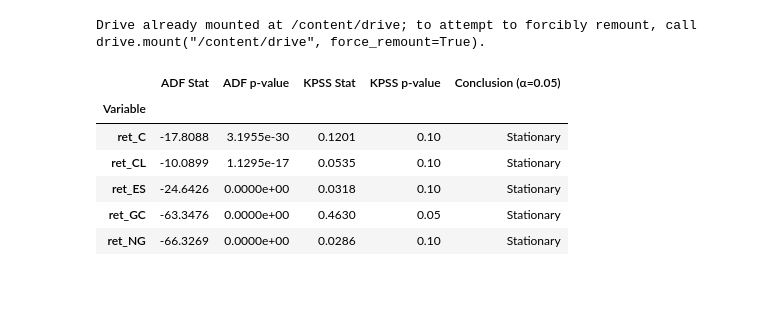
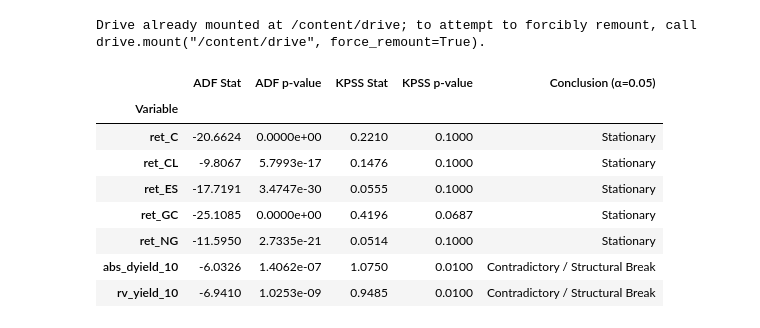
Before and after one commit to Deangr-econ/Quant_methods_project, a Jupyter notebook: HAR_QTFE.ipynb, the cells around one changed output. Saved outputs shown, nothing was run; the diff lists cells and outputs as text; code cells hidden in the pictures; blank space fills up the shorter version.

```diff
--- a/HAR_QTFE.ipynb
+++ b/HAR_QTFE.ipynb
@@ -6,7 +20,9 @@ import pandas as pd
 import matplotlib.pyplot as plt
 from statsmodels.tsa.api import VAR
 from statsmodels.tsa.stattools import adfuller, kpss
+from fredapi import Fred
 import statsmodels.api as sm
+from sklearn.metrics import mean_squared_error, mean_absolute_error
 from google.colab import userdata
 import sys
 from google.colab import drive
@@ -14,6 +30,11 @@ import scipy.stats as stats
 # from arch import arch_model
 # from arch.univariate import ConstantMean, GARCH, StudentsT, FIGARCH
 data_futures = pd.read_csv(userdata.get('data_path'))
+fred = Fred(api_key=userdata.get('fredapi_key'))
+dgs10_raw = pd.DataFrame(fred.get_series("DGS10", observation_start="2011-01-01"))
+dgs10_raw.columns = ["dgs10"]
+dgs10_raw["dgs10"] = pd.to_numeric(dgs10_raw["dgs10"], errors="coerce")
+dgs10_raw.index.name = "date"
 # %%
 # 1. Parse date and filter relevant contracts
 data = data_futures.copy()
@@ -50,5 +71,10 @@ df = data.pivot(
     values=["close_price", "ret", "log_rv5", "rv5", "rv5_scaled", "rv5_scaled_w", "rv5_scaled_m", "log_rv5_w", "log_rv5_m"],
 )
 df.columns = [f"{col}_{sym}" for col, sym in df.columns]
+df = df.join(dgs10_raw, how="inner")
+
+df['abs_dyield_10'] = np.abs(df['dgs10'].diff() * 100)
+df['rv_yield_10'] = (df['dgs10'].diff() * 100)**2
+
 df = df.dropna().copy()
 # %%
@@ -105,16 +131,18 @@ import group_project_qtfe_functions as gf
 Drive already mounted at /content/drive; to attempt to forcibly remount, call drive.mount("/content/drive", force_remount=True).
 # %%
 # 3. Testing for Unit Root / Stationarity
-df_test = df[[col for col in df.columns if "ret" in col]].copy()
+df_test = df[[col for col in df.columns if "ret" in col or "yield" in col]].copy()
 stationarity_results = gf.test_stationarity_table(df_test)
 stationarity_results
 # %% [output]
 |  | ADF Stat | ADF p-value | KPSS Stat | KPSS p-value | Conclusion (α=0.05) |
 | Variable |  |  |  |  |  |
-| ret_C | -17.8088 | 3.1955e-30 | 0.1201 | 0.10 | Stationary |
-| ret_CL | -10.0899 | 1.1295e-17 | 0.0535 | 0.10 | Stationary |
-| ret_ES | -24.6426 | 0.0000e+00 | 0.0318 | 0.10 | Stationary |
-| ret_GC | -63.3476 | 0.0000e+00 | 0.4630 | 0.05 | Stationary |
-| ret_NG | -66.3269 | 0.0000e+00 | 0.0286 | 0.10 | Stationary |
+| ret_C | -20.6624 | 0.0000e+00 | 0.2210 | 0.1000 | Stationary |
+| ret_CL | -9.8067 | 5.7993e-17 | 0.1476 | 0.1000 | Stationary |
+| ret_ES | -17.7191 | 3.4747e-30 | 0.0555 | 0.1000 | Stationary |
+| ret_GC | -25.1085 | 0.0000e+00 | 0.4196 | 0.0687 | Stationary |
+| ret_NG | -11.5950 | 2.7335e-21 | 0.0514 | 0.1000 | Stationary |
+| abs_dyield_10 | -6.0326 | 1.4062e-07 | 1.0750 | 0.0100 | Contradictory / Structural Break |
+| rv_yield_10 | -6.9410 | 1.0253e-09 | 0.9485 | 0.0100 | Contradictory / Structural Break |
 # %%
 # 3. Testing for Unit Root / Stationarity
```
Also changed, not shown: parts of 11 cells of this notebook.
